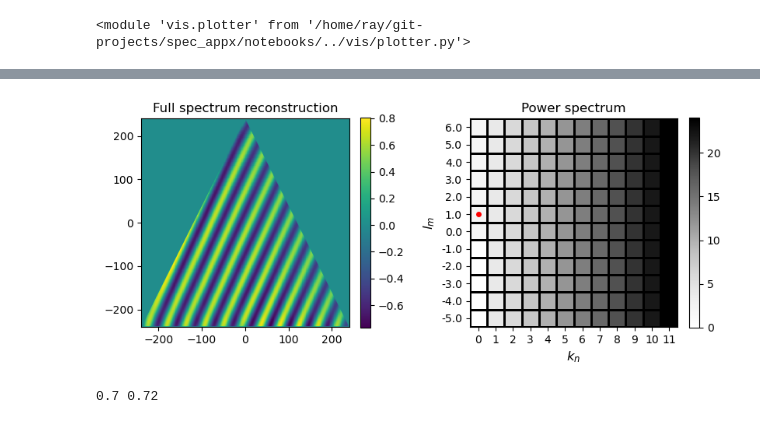
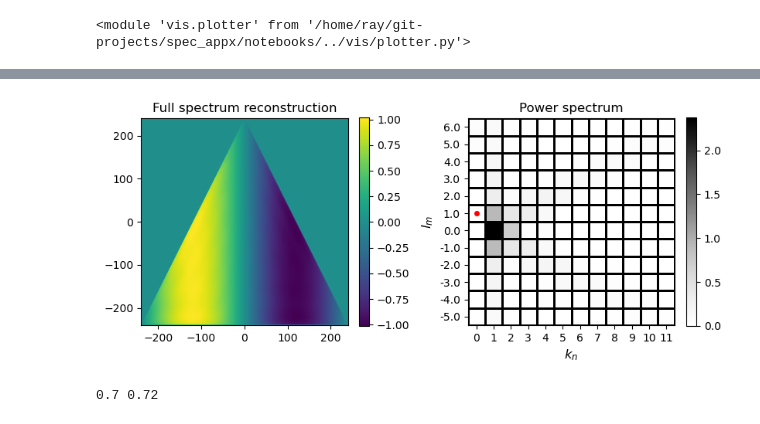
Before and after one commit to ray-chew/pyCSAM, a Jupyter notebook: notebooks/idealised.ipynb, the cells around one changed output, grey strips where cells are left out. Cells and saved outputs as stored; diff of their text form; code cells hidden in the pictures.

```diff
--- a/notebooks/idealised.ipynb
+++ b/notebooks/idealised.ipynb
@@ -56,7 +56,7 @@ lat_v = grid.clat_vertices[vid,:]
 lon_v = grid.clon_vertices[vid,:]
 
 cell.gen_mgrids()
-cell.topo = np.sin( -5.0 * cell.lat_grid + 11.0 * cell.lon_grid)
+cell.topo = np.sin( -3.0 * cell.lat_grid + 1.0 * cell.lon_grid)
 
 # define triangle given the vertices
 triangle = utils.triangle(lon_v, lat_v)
@@ -79,3 +64,21 @@ def get_opt_alpha(rng, errs = None):
+# %%
+def get_opt_alpha(fobj, cell, rng, verbose=True):
+    errs = np.zeros_like(rng)
+
+    for ii, lmbda in enumerate(rng):
+        lmbda = np.around(lmbda, 2)
+        a_m, data_recons = lin_reg.do(fobj, cell, lmbda = lmbda)
+
+        fobj.get_freq_grid(a_m)
+        freqs = 2.0 * np.abs(fobj.ampls)
+        max_frq = freqs.max()
+
+        if verbose: print(ii, lmbda, max_frq, freqs.sum())
+
+        errs[ii] = np.abs(max_frq - 1.0)
+
+    if verbose: print("")
+    return errs, [data_recons, freqs]
 # %%
 nhi = 12
 nhj = 12
@@ -150,5 +286,20 @@ print(err_dat)
 # %%
+cell.gen_mgrids()
+cell.topo = np.sin( 0.0 * cell.lat_grid + 1.0 * cell.lon_grid)
 
+# define triangle given the vertices
+triangle = utils.triangle(lon_v, lat_v)
+cell.get_masked(triangle)
+
+fobj = fourier.f_trans(nhi,nhj)
+fobj.do_full(cell)
+
+a_m, data_recons = lin_reg.do(fobj, cell)
+
+fobj.get_freq_grid(a_m)
+freqs = 2.0 * np.abs(fobj.ampls)
+
+dat_2D = reconstruction.recon_2D(data_recons, cell)
 
 coarse_lmbdas = np.zeros((nhi,nhj,len(cl_range)))
 # coarse_lmbdas = np.zeros((nhi*nhj,len(cl_range)))
@@ -162,35 +313,36 @@ for li,ln in enumerate(ll):
     cnt += 1
     for ki,kn in enumerate(kk):
         # print(kn,ln)
         if ((kn == 0) and (ln < 0)):
             coarse_lmbdas[li,ki,...] = 0.0
             # coarse_lmbdas[cnt,...] = 0.0
 
         coarse_lmbdas[li,ki,...] = cnt #10.0#np.abs(kn)+np.abs(ln)
         # coarse_lmbdas[cnt,...] = kn+ln
 
 
 
 # coarse_lmbdas = coarse_lmbdas.reshape(nhi,nhj,len(cl_range))
 coarse_lmbdas = np.transpose(coarse_lmbdas,axes=(1,0,2))
 projected = np.zeros((nhi,nhj))
 
 for li,ln in enumerate(ll):
     for ki,kn in enumerate(kk):
         if ((kn == 0) and (ln < 0)):
             continue
 
         projected[li,ki] = coarse_lmbdas[li,ki,0]
 
 projected = projected.reshape(nhi,nhj)
 
 fs = (10,5)
 fig, axs = plt.subplots(1,2, figsize=fs)
 fig_obj = plotter.fig_obj(fig, nhi, nhj)
 axs[0] = fig_obj.phys_panel(axs[0], dat_2D)
-axs[1] = fig_obj.freq_panel(axs[1], projected)
+axs[1] = fig_obj.freq_panel(axs[1], freqs)
+plt.show()
 # %% [output]
-[figure, old version]
+[figure, new version]
 # %%
 print(min_cl, min_fl)
 # %% [output]
```
Also changed, not shown: parts of 4 cells of this notebook.
